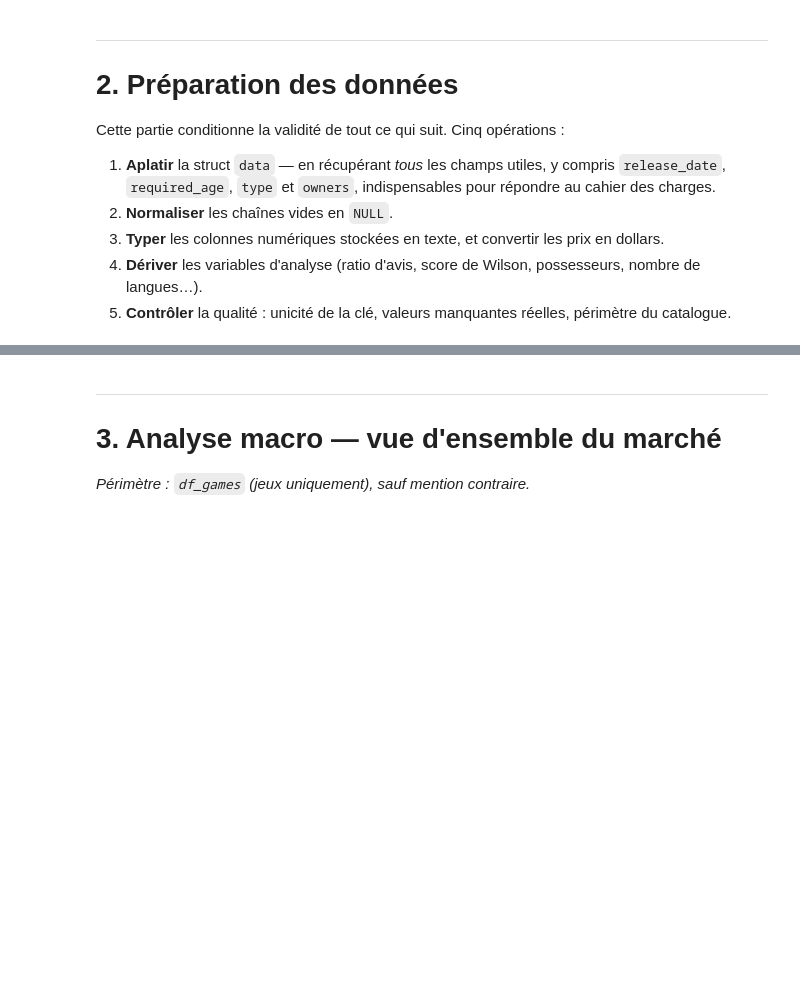
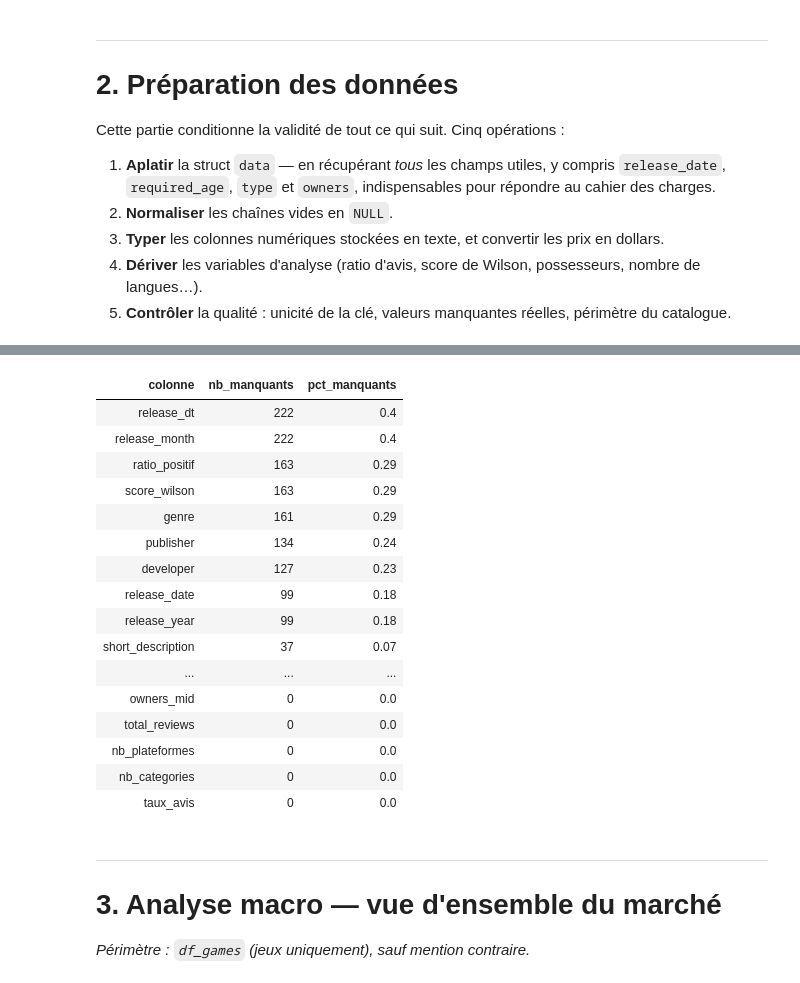
Before and after one commit to emelineroblot/jedha-steam-project, a Jupyter notebook: Steam_project_1.ipynb, the cells around one changed output, grey strips where cells are left out. Cells and saved outputs as stored; diff of their text form; code cells hidden in the pictures; blank space fills up the shorter version.

```diff
--- a/Steam_project_1.ipynb
+++ b/Steam_project_1.ipynb
@@ -186,7 +227,8 @@ df_clean = (
 
     # --- Âge requis : "0", "18", parfois "18+" -> on extrait le premier entier rencontré.
     .withColumn("required_age_int",
-                F.regexp_extract(F.coalesce(F.col("required_age"), F.lit("")), r"(\d+)", 1).cast("int"))
+                F.when(F.regexp_extract(F.coalesce(F.col("required_age"), F.lit("")), r"(\d+)", 1) != "",
+                       F.regexp_extract(F.coalesce(F.col("required_age"), F.lit("")), r"(\d+)", 1).cast("int")))
 
     # --- Possesseurs : "1,000,000 .. 2,000,000" -> bornes et milieu de fourchette.
     .withColumn("owners_clean", F.regexp_replace(F.coalesce(F.col("owners"), F.lit("")), ",", ""))
@@ -197,12 +239,15 @@ df_clean = (
     # --- Date de sortie : l'année par regex (robuste à tous les formats),
     #     la date complète par coalesce sur les formats rencontrés chez SteamSpy.
     .withColumn("release_year",
-                F.regexp_extract(F.coalesce(F.col("release_date"), F.lit("")), r"(19|20)\d{2}", 0).cast("int"))
+                F.when(F.regexp_extract(F.coalesce(F.col("release_date"), F.lit("")), r"(19|20)\d{2}", 0) != "",
+                       F.regexp_extract(F.coalesce(F.col("release_date"), F.lit("")), r"(19|20)\d{2}", 0).cast("int")))
     .withColumn("release_dt", F.coalesce(
-        F.to_date(F.col("release_date"), "yyyy-MM-dd"),
-        F.to_date(F.col("release_date"), "MMM d, yyyy"),
-        F.to_date(F.col("release_date"), "d MMM, yyyy"),
-        F.to_date(F.col("release_date"), "MMM yyyy"),
+        F.try_to_date(F.col("release_date"), "yyyy-MM-dd"),
+        F.try_to_date(F.col("release_date"), "MMM d, yyyy"),
+        F.try_to_date(F.col("release_date"), "d MMM, yyyy"),
+        F.try_to_date(F.col("release_date"), "MMM yyyy"),
+        F.try_to_date(F.col("release_date"), "yyyy/MM/dd"),
+        F.try_to_date(F.col("release_date"), "yyyy/M/d"),
     ))
     .withColumn("release_month", F.date_format(F.col("release_dt"), "yyyy-MM"))
 
@@ -247,9 +301,7 @@ print("  engagement -> taux_avis")
 # %%
-# --- 2.4 Contrôle d'unicité et mise en cache ----------------------------------
-# `df_clean` est réutilisé par une trentaine d'actions Spark. Sans cache, le JSON
-# est relu et re-parsé depuis S3 à CHAQUE action.
-
-df_clean = df_clean.cache()
+# --- 2.4 Contrôle d'unicité ----------------------------------
+# Note : cache() n'est pas disponible sur Serverless.
+# Les résultats intermédiaires sont automatiquement optimisés par Spark Connect.
 
 NB_LIGNES      = df_clean.count()
 nb_appid_uniq  = df_clean.select("appid").distinct().count()
@@ -261,7 +313,7 @@ print(f"Noms distincts        : {nb_noms_uniq:,}  ({NB_LIGNES - nb_noms_uniq:,}
 
 if nb_appid_uniq < NB_LIGNES:
     print(f"\n⚠️  {NB_LIGNES - nb_appid_uniq:,} doublons sur la clé appid -> déduplication.")
-    df_clean = df_clean.dropDuplicates(["appid"]).cache()
+    df_clean = df_clean.dropDuplicates(["appid"])
     NB_LIGNES = df_clean.count()
     print(f"Lignes après déduplication : {NB_LIGNES:,}")
 else:
@@ -271,21 +331,39 @@ else:
 # %%
 # --- 2.5 Rapport de valeurs manquantes ----------------------------------------
 # On compte les NULL *et* les chaînes vides résiduelles : c'est la seule façon
 # d'obtenir un état réel de la complétude sur ce dataset.
 
 def rapport_valeurs_manquantes(df, nb_lignes):
     exprs = []
     for c, t in df.dtypes:
         condition = F.col(c).isNull()
         if t == "string":
             condition = condition | (F.trim(F.col(c)) == "")
-        exprs.append(F.sum(condition.cast("int")).alias(c))
+        exprs.append(F.sum(F.when(condition, 1).otherwise(0)).alias(c))
     resultat = df.select(*exprs).collect()[0].asDict()
     lignes = [Row(colonne=k,
                   nb_manquants=int(v),
                   pct_manquants=round(100.0 * v / nb_lignes, 2))
               for k, v in resultat.items()]
     return spark.createDataFrame(lignes).orderBy(F.desc("nb_manquants"))
 
 df_missing = rapport_valeurs_manquantes(df_clean, NB_LIGNES)
 display(df_missing)
+# %% [output]
+| colonne | nb_manquants | pct_manquants |
+| release_dt | 222 | 0.4 |
+| release_month | 222 | 0.4 |
+| ratio_positif | 163 | 0.29 |
+| score_wilson | 163 | 0.29 |
+| genre | 161 | 0.29 |
+| publisher | 134 | 0.24 |
+| developer | 127 | 0.23 |
+| release_date | 99 | 0.18 |
+| release_year | 99 | 0.18 |
+| short_description | 37 | 0.07 |
+| ... | ... | ... |
+| owners_mid | 0 | 0.0 |
+| total_reviews | 0 | 0.0 |
+| nb_plateformes | 0 | 0.0 |
+| nb_categories | 0 | 0.0 |
+| taux_avis | 0 | 0.0 |
```
Also changed, not shown: parts of 24 cells of this notebook, 1 other file.
